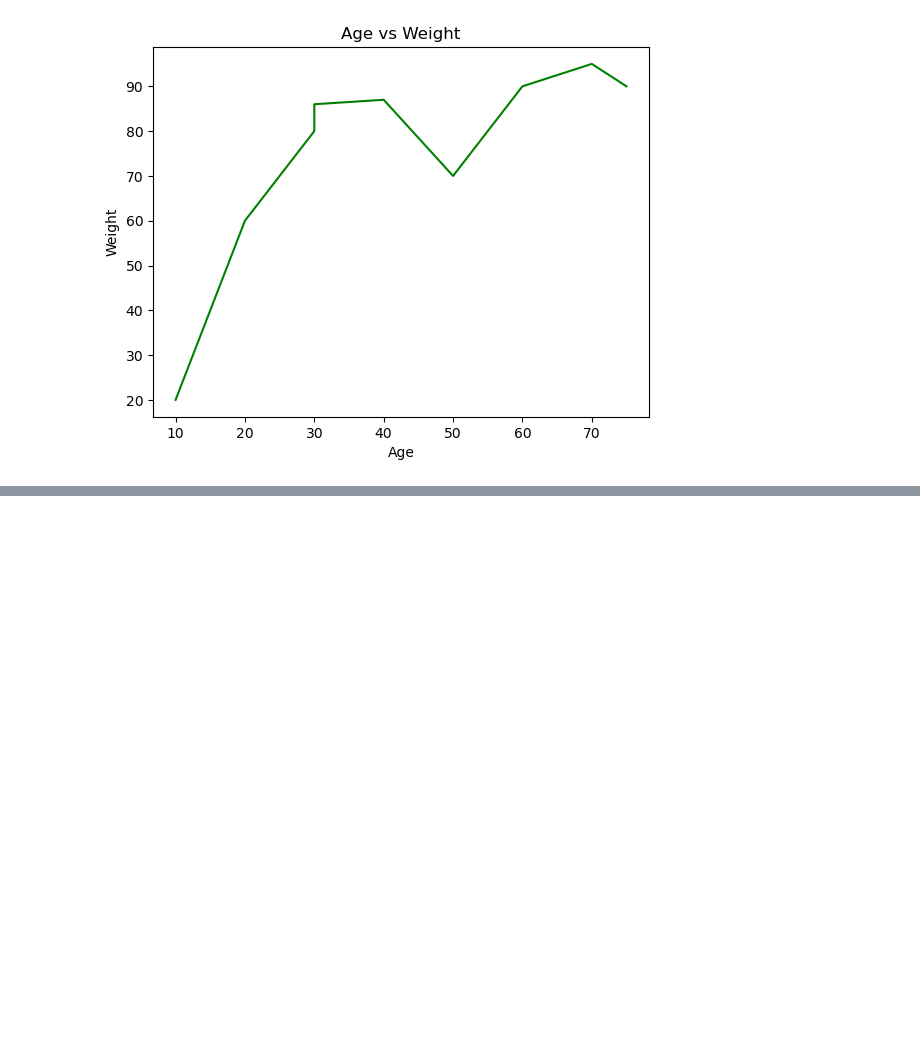
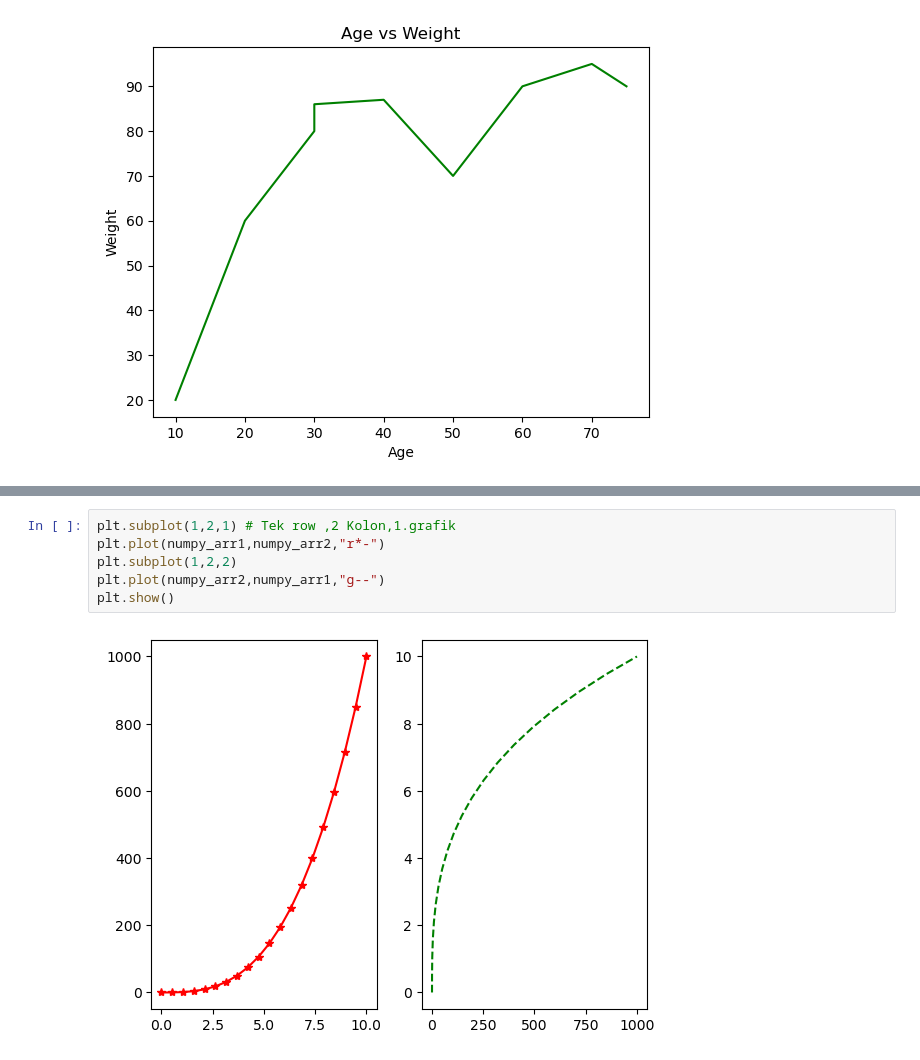
Before and after one commit to busragzl/PythonProject-DataScience, a Jupyter notebook: 9- IntroToMetplotlib.ipynb, the cells around one changed output, grey strips where cells are left out. Drawn from its saved outputs; the diff is of its cells as text; blank space fills up the shorter version.

```diff
--- a/9- IntroToMetplotlib.ipynb
+++ b/9- IntroToMetplotlib.ipynb
@@ -44,0 +81,8 @@ plt.show()
+# %%
+plt.subplot(1,2,1) # Tek row ,2 Kolon,1.grafik
+plt.plot(numpy_arr1,numpy_arr2,"r*-")
+plt.subplot(1,2,2)
+plt.plot(numpy_arr2,numpy_arr1,"g--")
+plt.show()
+# %% [output]
+[figure, added]
```
Also changed, not shown: parts of 10 cells of this notebook, 1 other file.
